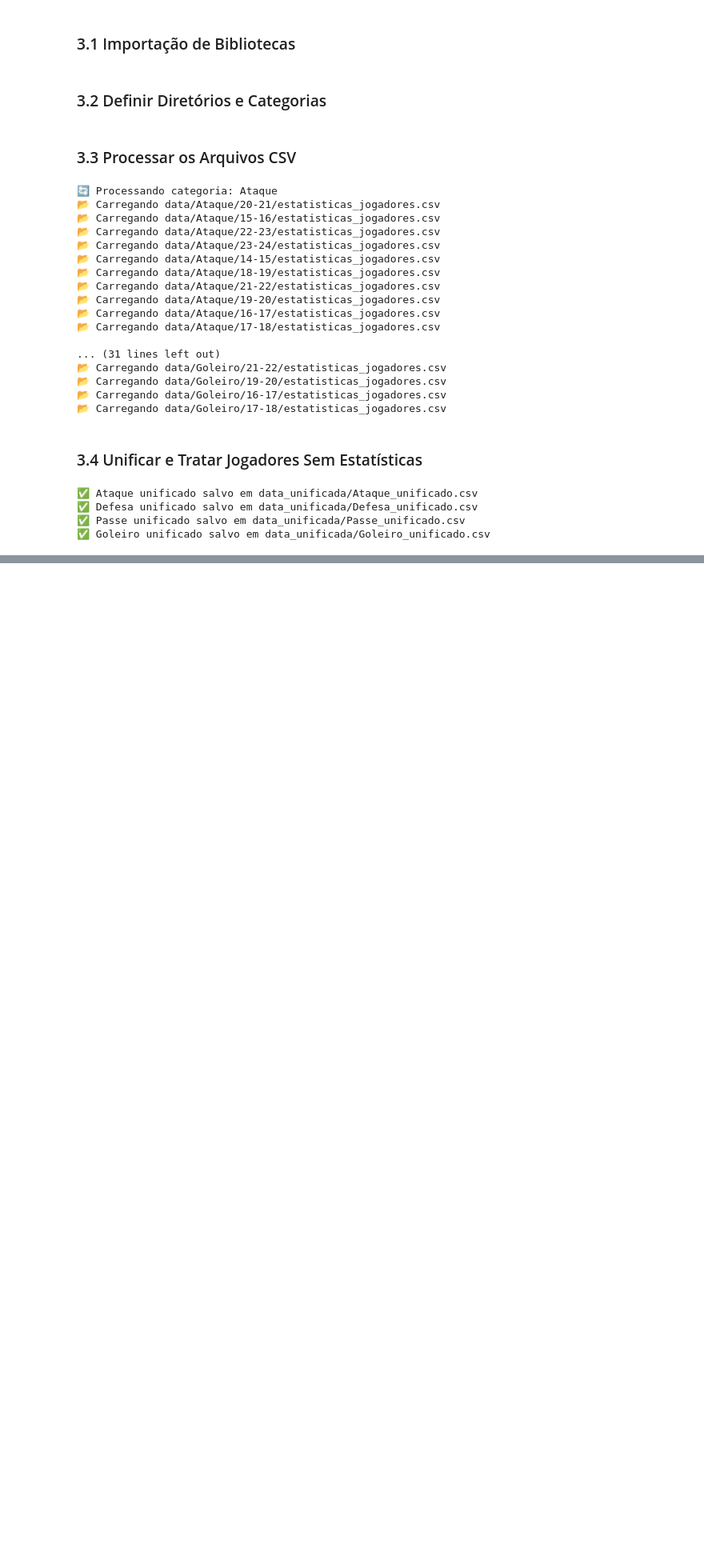
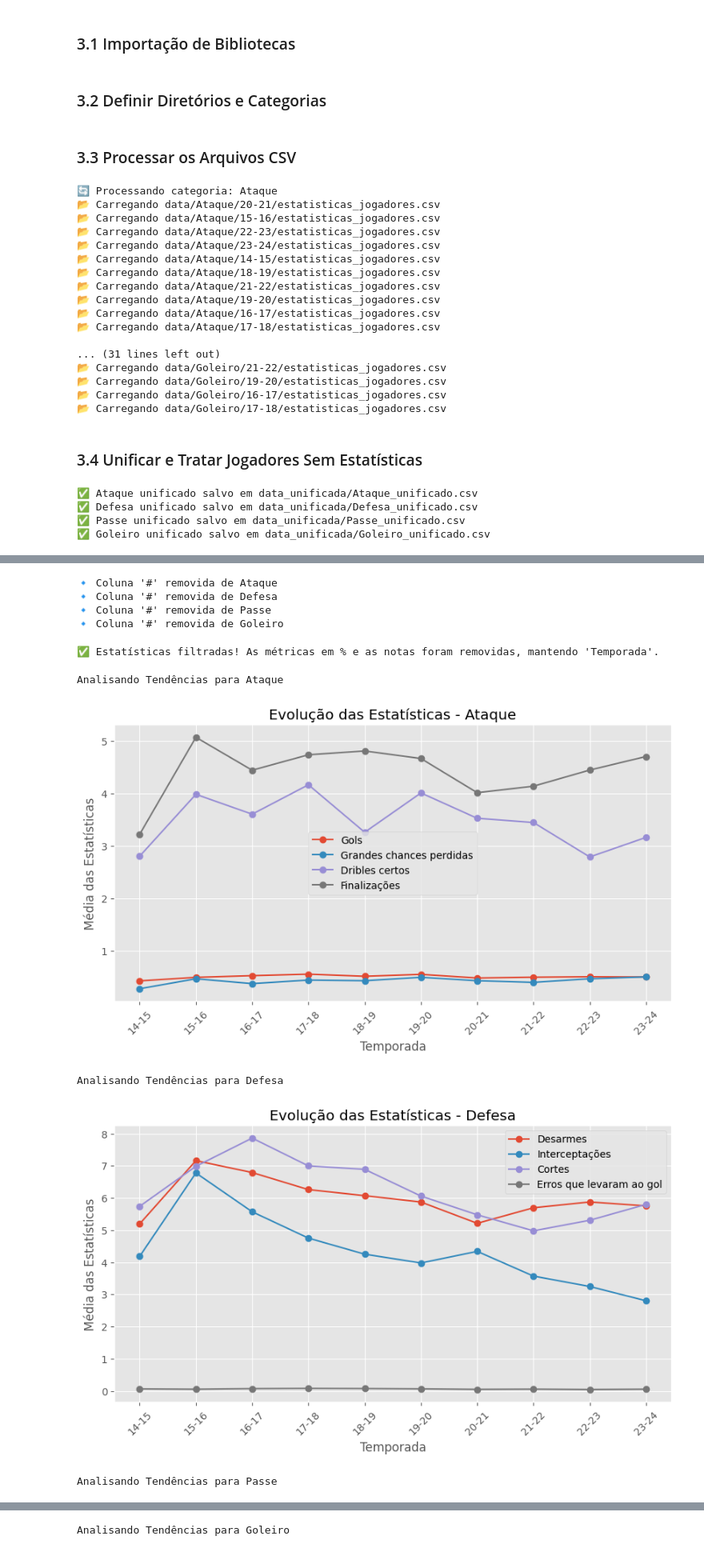
Before and after one commit to gabrierys/Data-Harvesting-Sofascore, a Jupyter notebook: champions_league_analysis.ipynb, the cells around one changed output, grey strips where cells are left out. Shown at 80% size. Drawn from its saved outputs; the diff is of its cells as text; code cells hidden in the pictures; blank space fills up the shorter version.

```diff
--- a/champions_league_analysis.ipynb
+++ b/champions_league_analysis.ipynb
@@ -442,0 +503,58 @@ for categoria, lista_dfs in dados_por_categoria.items():
+# %%
+for categoria, df in dados.items():
+    if "#" in df.columns:
+        df.drop(columns=["#"], inplace=True)
+        print(f"🔹 Coluna '#' removida de {categoria}")
+# %% [output]
+🔹 Coluna '#' removida de Ataque
+🔹 Coluna '#' removida de Defesa
+🔹 Coluna '#' removida de Passe
+🔹 Coluna '#' removida de Goleiro
+# %%
+# Definir estatísticas para remover
+estatisticas_para_remover = ["Conversão de gols %", "Passes certos %", "Nota Sofascore"]
+
+for categoria, df in dados.items():
+    # Garantir que 'Temporada' permaneça
+    colunas_filtradas = [col for col in df.columns if col not in estatisticas_para_remover or col == "Temporada"]
+
+    # Atualizar DataFrame no dicionário sem remover 'Temporada'
+    dados[categoria] = df[colunas_filtradas]
+
+print("✅ Estatísticas filtradas! As métricas em % e as notas foram removidas, mantendo 'Temporada'.")
+# %% [output]
+✅ Estatísticas filtradas! As métricas em % e as notas foram removidas, mantendo 'Temporada'.
+# %%
+# Criar gráficos de evolução de estatísticas por temporada para cada categoria
+def plot_tendencias(df, categoria):
+    if "Temporada" not in df.columns:
+        print(f"⚠️ A coluna 'Temporada' não está presente em {categoria}")
+        return
+
+    df["Temporada"] = df["Temporada"].astype(str)
+    colunas_numericas = df.select_dtypes(include=["number"]).columns
+    df_tendencias = df.groupby("Temporada")[colunas_numericas].mean()
+
+    plt.figure(figsize=(10, 5))
+
+    for coluna in colunas_numericas:
+        plt.plot(df_tendencias.index, df_tendencias[coluna], marker='o', label=coluna)
+
+    plt.title(f"Evolução das Estatísticas - {categoria}")
+    plt.xlabel("Temporada")
+    plt.ylabel("Média das Estatísticas")
+    plt.legend()
+    plt.grid(True)
+    plt.xticks(rotation=45)
+    plt.show()
+
+# Gerar gráficos para cada categoria
+for categoria, df in dados.items():
+    print(f"\nAnalisando Tendências para {categoria}")
+    plot_tendencias(df, categoria)
+# %% [output]
+Analisando Tendências para Ataque
+[figure, added]
+Analisando Tendências para Defesa
+[figure, added]
+Analisando Tendências para Passe
@@ -442,0 +562 @@ for categoria, lista_dfs in dados_por_categoria.items():
+Analisando Tendências para Goleiro
```
Also changed, not shown: parts of 15 cells of this notebook.
